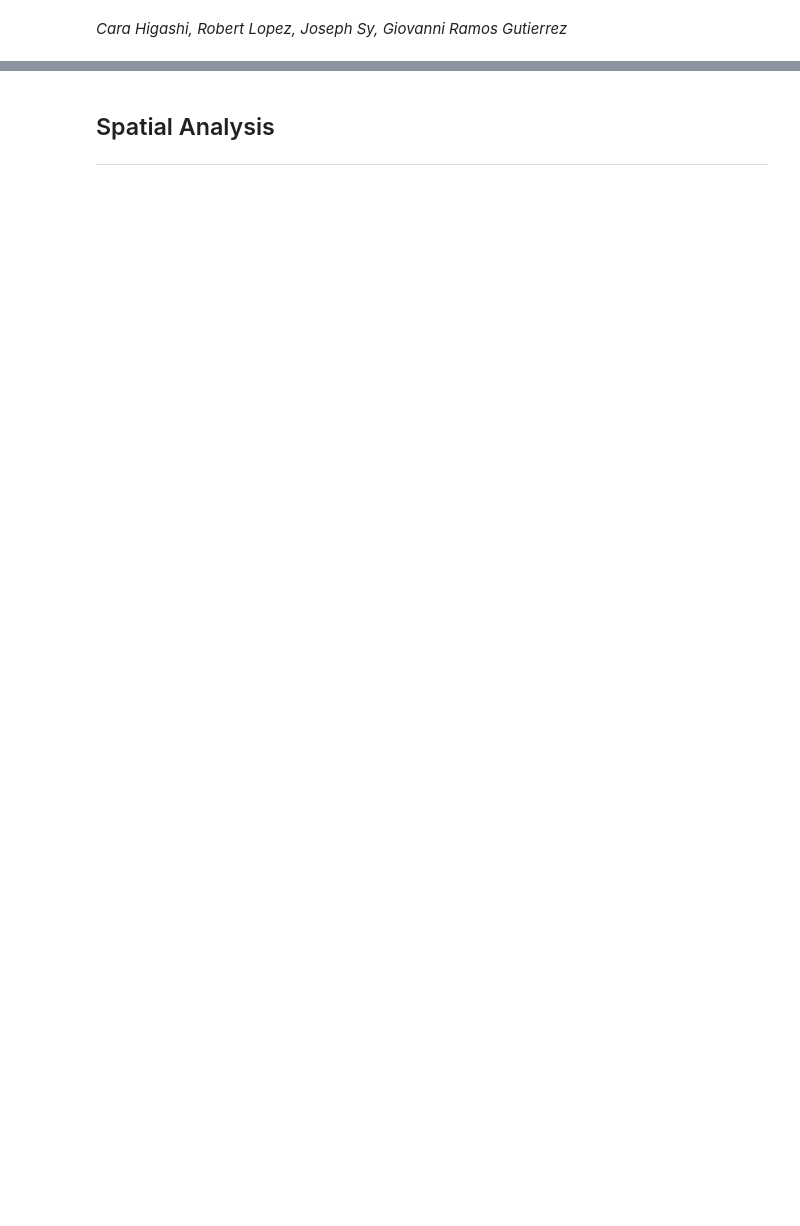
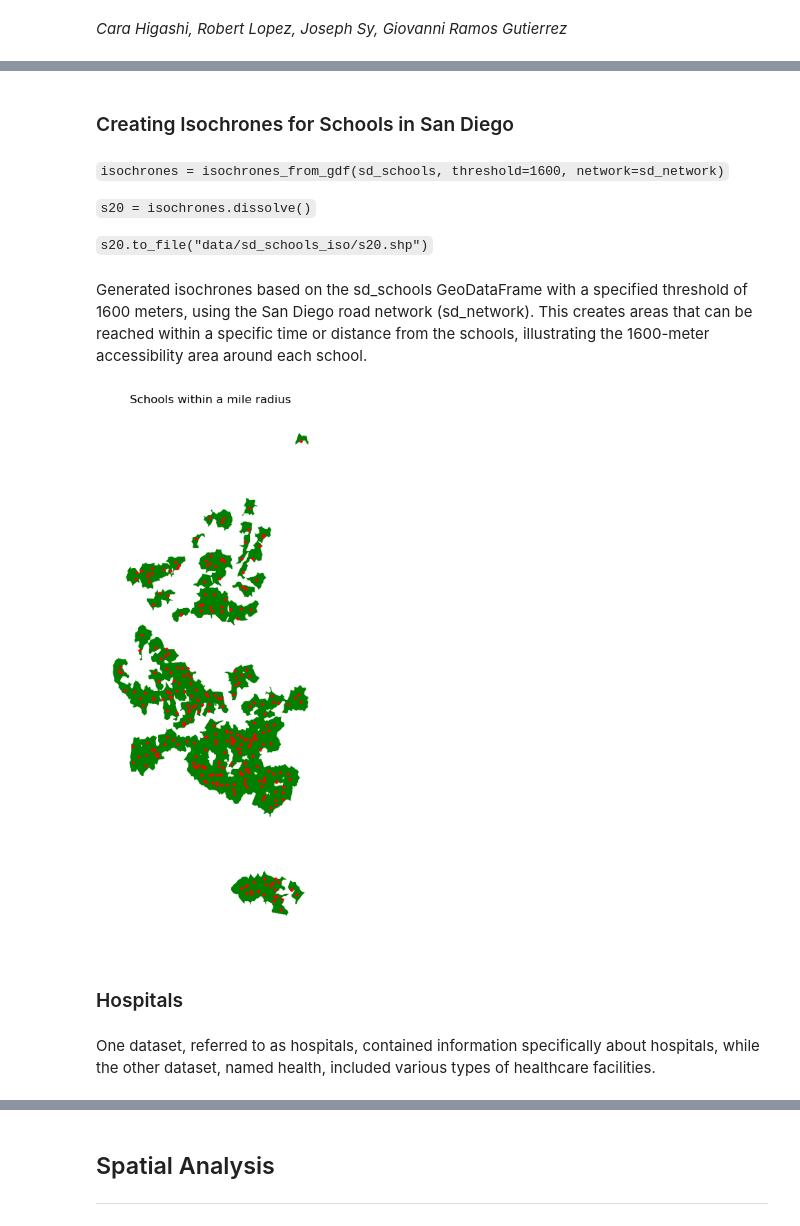
Before and after one commit to robertl0500/15-minute-analysis, a Jupyter notebook: 15-minute-package/sd-analysis.ipynb, the cells around one changed output, grey strips where cells are left out. Cells and saved outputs as stored; diff of their text form; code cells hidden in the pictures; blank space fills up the shorter version.

````diff
--- a/15-minute-package/sd-analysis.ipynb
+++ b/15-minute-package/sd-analysis.ipynb
@@ -5,0 +63,2 @@
+# %%
+ca_schools = ca_schools.to_crs('EPSG:2230')
@@ -5,0 +67,5 @@
+# %%
+Sd_schools = gpd.sjoin(ca_schools, san_diego_boundary, how='inner', op='within')
+# %%
+sd_schools = Sd_schools.to_crs(epsg=4269)
+#sd_schools.explore()
@@ -5,0 +74,2 @@
+# %% [markdown]
+### Creating Isochrones for Schools in San Diego
@@ -5,0 +78,31 @@
+# %% [markdown]
+```isochrones = isochrones_from_gdf(sd_schools, threshold=1600, network=sd_network)```
+
+```s20 = isochrones.dissolve()```
+
+```s20.to_file("data/sd_schools_iso/s20.shp")```
+# %%
+file_path ='data/sd_schools_iso/s20.shp'
+s20 = gpd.read_file(file_path)
+# %% [markdown]
+Generated isochrones based on the sd_schools GeoDataFrame with a specified threshold of 1600 meters, using the San Diego road network (sd_network). This creates areas that can be reached within a specific time or distance from the schools, illustrating the 1600-meter accessibility area around each school.
+# %%
+import matplotlib.pyplot as plt
+
+f, ax = plt.subplots(figsize=(12, 10))
+
+s20.plot(color='green', ax=ax)
+
+sd_schools.plot(ax=ax, color='red', markersize=5)
+
+plt.title('Schools within a mile radius')
+
+ax.axis('off')
+
+plt.show()
+# %% [output]
+[figure, added]
+# %% [markdown]
+### Hospitals
+# %% [markdown]
+One dataset, referred to as hospitals, contained information specifically about hospitals, while the other dataset, named health, included various types of healthcare facilities.
````
Also changed, not shown: parts of 263 cells of this notebook, 21 other files.
